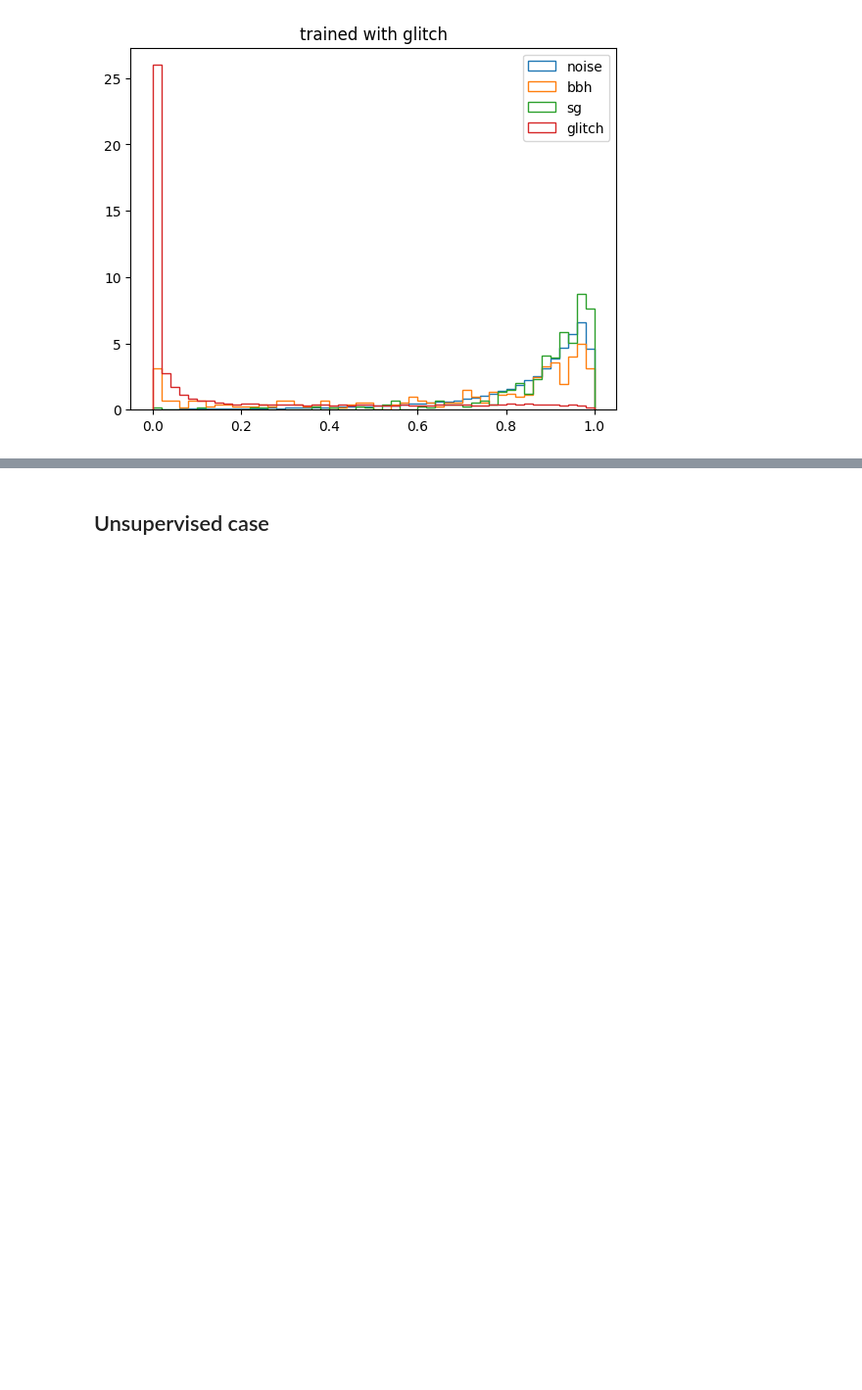
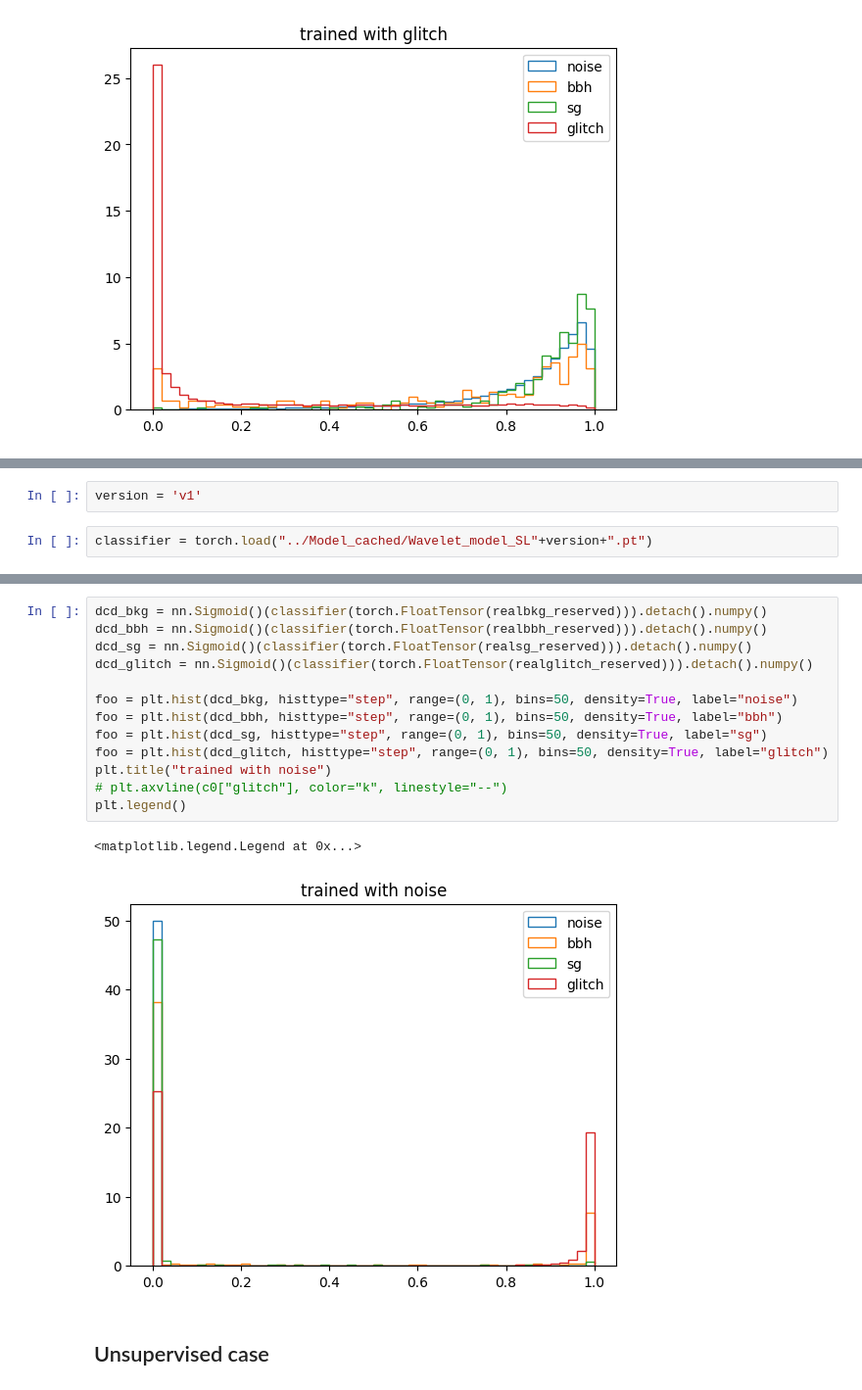
Before and after one commit to UmataHasrick/GWNAD, a Jupyter notebook: Codes/CNNAE_dilation copy.ipynb, the cells around one changed output, grey strips where cells are left out. Shown at 98% size. Cells and saved outputs as stored; diff of their text form; blank space fills up the shorter version.

```diff
--- a/Codes/CNNAE_dilation copy.ipynb
+++ b/Codes/CNNAE_dilation copy.ipynb
@@ -1241,0 +1266,4 @@ plt.legend()
+# %%
+version = 'v1'
+# %%
+classifier = torch.load("../Model_cached/Wavelet_model_SL"+version+".pt")
@@ -1242,3 +1293,19 @@ plt.legend()
+# %%
+dcd_bkg = nn.Sigmoid()(classifier(torch.FloatTensor(realbkg_reserved))).detach().numpy()
+dcd_bbh = nn.Sigmoid()(classifier(torch.FloatTensor(realbbh_reserved))).detach().numpy()
+dcd_sg = nn.Sigmoid()(classifier(torch.FloatTensor(realsg_reserved))).detach().numpy()
+dcd_glitch = nn.Sigmoid()(classifier(torch.FloatTensor(realglitch_reserved))).detach().numpy()
+
+foo = plt.hist(dcd_bkg, histtype="step", range=(0, 1), bins=50, density=True, label="noise")
+foo = plt.hist(dcd_bbh, histtype="step", range=(0, 1), bins=50, density=True, label="bbh")
+foo = plt.hist(dcd_sg, histtype="step", range=(0, 1), bins=50, density=True, label="sg")
+foo = plt.hist(dcd_glitch, histtype="step", range=(0, 1), bins=50, density=True, label="glitch")
+plt.title("trained with noise")
+# plt.axvline(c0["glitch"], color="k", linestyle="--")
+plt.legend()
+# %% [output]
+<matplotlib.legend.Legend at 0x...>
+[figure, added]
 # %% [markdown]
 ## Unsupervised case
 # %% [markdown]
```
Also changed, not shown: parts of 17 cells of this notebook, 10 other files.
